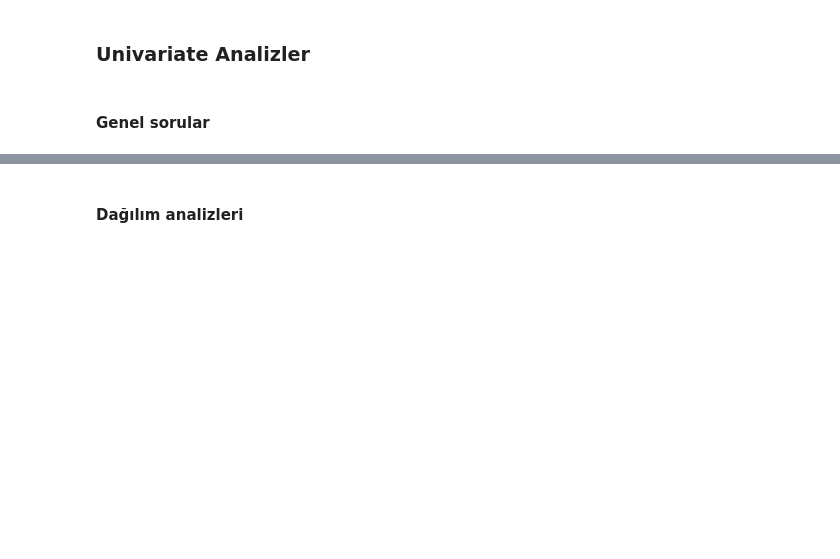
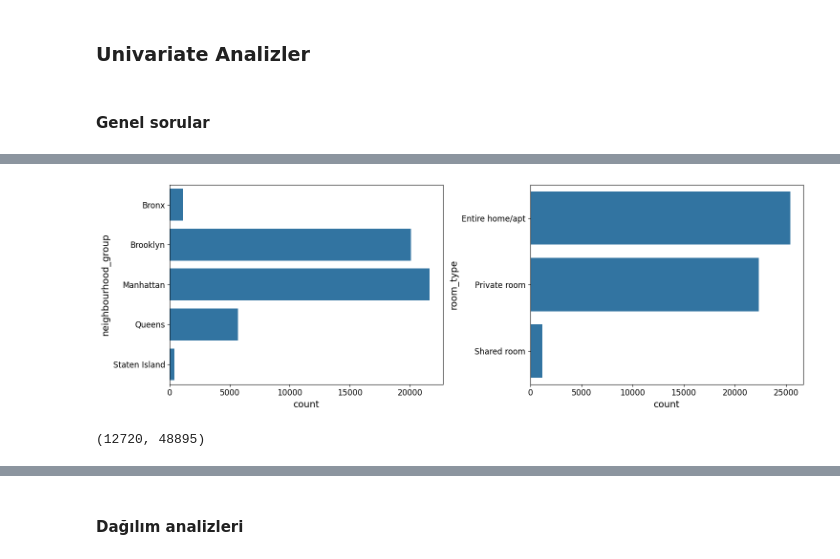
Before and after one commit to VolkiTheDreamer/Veri-Bilimi-Akademisi, a Jupyter notebook: ML/InClass Works/06_Python ile EDA.ipynb, the cells around one changed output, grey strips where cells are left out. Cells and saved outputs as stored; diff of their text form; code cells hidden in the pictures; blank space fills up the shorter version.

```diff
--- a/ML/InClass Works/06_Python ile EDA.ipynb
+++ b/ML/InClass Works/06_Python ile EDA.ipynb
@@ -120,5 +120,5 @@ from autoplotter import run_app
 # %%
-run_app(df,mode = "external", host="127.0.0.1", port=5000)
+# run_app(df,mode = "external", host="127.0.0.1", port=5000)
 # %% [markdown]
 # Kendi EDA kodlarım
 # %% [markdown]
@@ -509,8 +517,13 @@ ax = sns.countplot(y,label="Count")
 # %%
 # İkisini tek seferde görebilrdik.
 f, axes = plt.subplots(1, 2,figsize=(15,5))
 sns.countplot(df.neighbourhood_group,ax=axes[0])
 sns.countplot(df.room_type,ax=axes[1])
+plt.tight_layout()
 plt.show();
+# %% [output]
+[figure, added]
 # %%
-len(df[df["minimum_nights"]==1])
+len(df[df["minimum_nights"]==1]), len(df)
+# %% [output]
+(12720, 48895)
```
Also changed, not shown: parts of 66 cells of this notebook.
